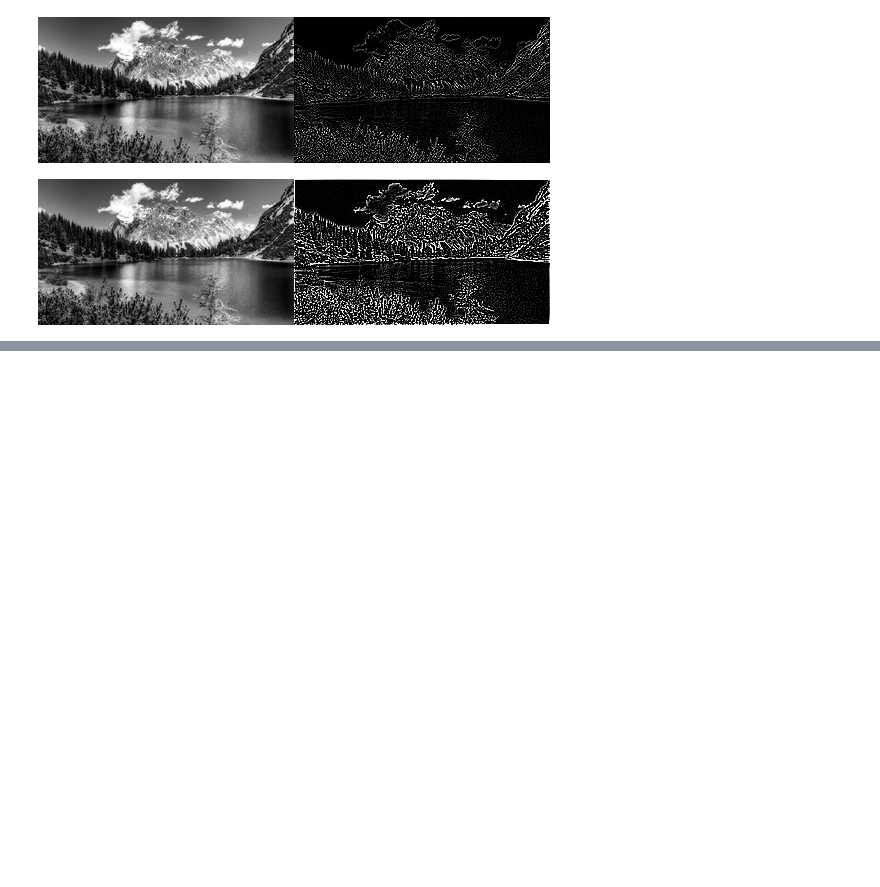
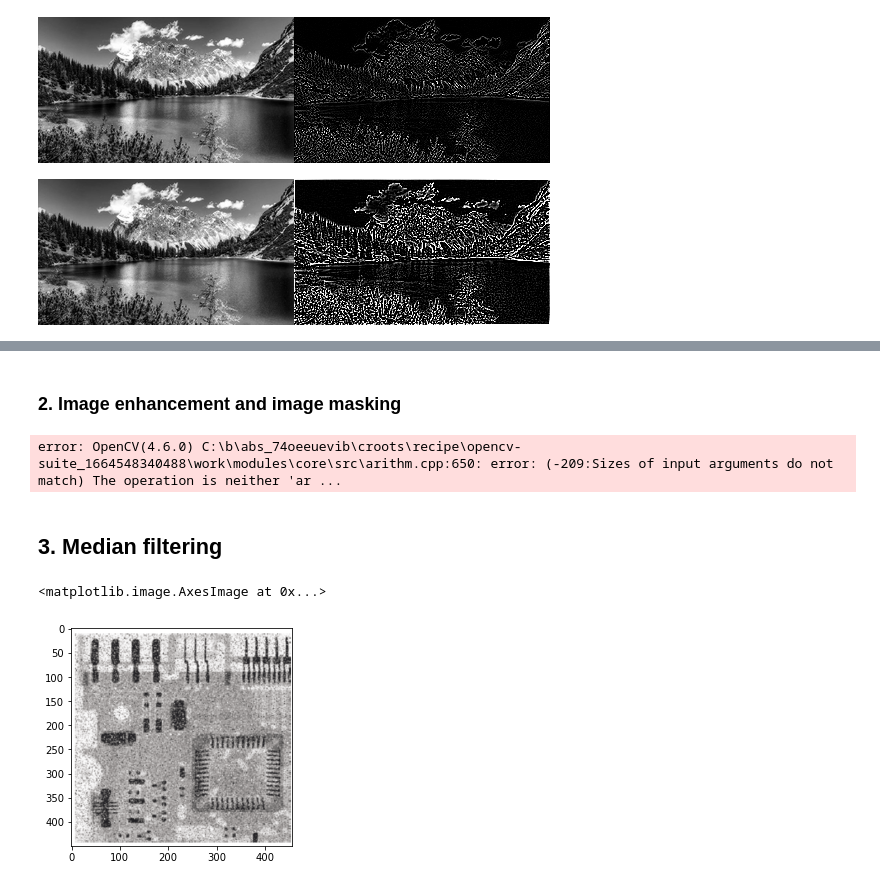
Before and after one commit to CV-INSIDE/computer-vision-course, a Jupyter notebook: 4_convolution.ipynb, the cells around one changed output, grey strips where cells are left out. Cells and saved outputs as stored; diff of their text form; code cells hidden in the pictures; blank space fills up the shorter version.

```diff
--- a/4_convolution.ipynb
+++ b/4_convolution.ipynb
@@ -312,0 +417,32 @@ display(input, output)
+# %% [markdown]
+### 2. Image enhancement and image masking
+# %%
+import cv2
+import numpy as np
+
+def line_enhancement(img, alpha=1.5):
+    gray = cv2.cvtColor(img, cv2.COLOR_BGR2GRAY)
+    edges = cv2.Canny(gray, 50, 150)
+    lines = cv2.HoughLinesP(edges, 1, np.pi/180, 50, minLineLength=50, maxLineGap=10)
+    mask = np.zeros_like(gray)
+
+    for line in lines:
+        for x1, y1, x2, y2 in line:
+            cv2.line(mask, (x1,y1), (x2,y2), (255,255,255), 2)
+
+    enhanced = cv2.addWeighted(img, alpha, mask, 1-alpha, 0)
+    return enhanced
+
+
+
+img = cv2.imread("data/elon_1.jpg")
+
+enhanced_img = line_enhancement(img, 1)
+cv2.imshow("Original Image", img)
+cv2.imshow("Enhanced Image", enhanced_img)
+cv2.waitKey(0)
+cv2.destroyAllWindows()
+# %% [output]
+error: OpenCV(4.6.0) C:\b\abs_74oeeuevib\croots\recipe\opencv-suite_1664548340488\work\modules\core\src\arithm.cpp:650: error: (-209:Sizes of input arguments do not match) The operation is neither 'ar ...
+# %% [markdown]
+## 3. Median filtering
@@ -312,0 +460,6 @@ display(input, output)
+# %%
+image = cv2.imread("data/pcb_noisy.png")
+plt.imshow(image)
+# %% [output]
+<matplotlib.image.AxesImage at 0x...>
+[figure, added]
```
Also changed, not shown: parts of 12 cells of this notebook, 3 other files.
